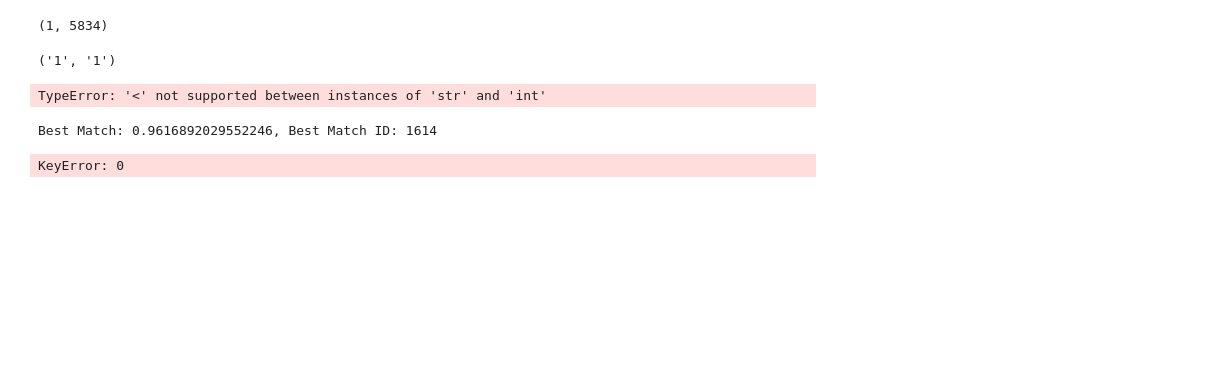
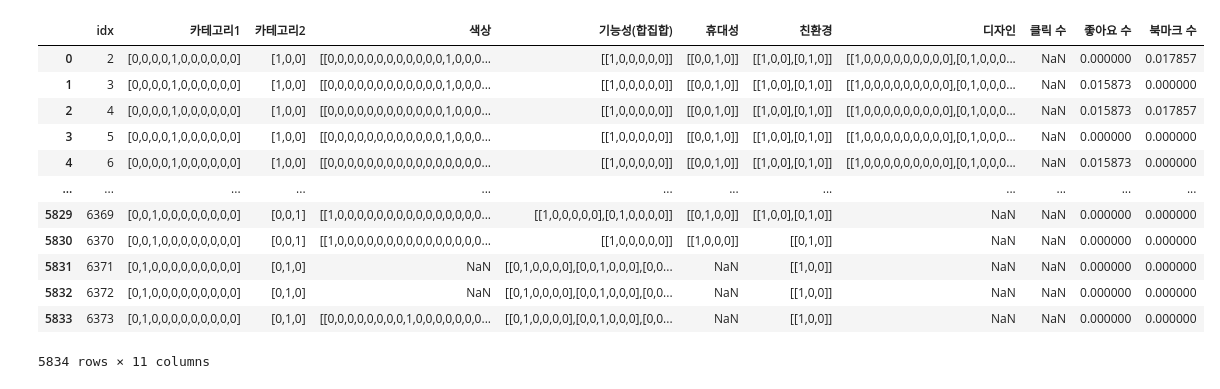
Before and after one commit to pjh09050/Whyout, a Jupyter notebook: SVD.ipynb, the cells around one changed output. Drawn from its saved outputs; the diff is of its cells as text; code cells hidden in the pictures; blank space fills up the shorter version.

```diff
--- a/SVD.ipynb
+++ b/SVD.ipynb
@@ -72,42 +49,18 @@ Best Match: 0.6218655043823833, Best Match ID: 27901
-# %%
-user_product[0:1].shape
-# %% [output]
-(1, 5834)
-# %%
-recommend_list_cos_similarity = []
-for i, log in enumerate((zip(user_product[my_id:my_id+1], user_product[best_match_id:best_match_id+1]))):
-    log1, log2 = log
-    print(log)
-    if log1 < 1 and log2 > 0:
-        recommend_list_cos_similarity.append(i)
-print(recommend_list_cos_similarity)
-# %% [output]
-('1', '1')
-TypeError: '<' not supported between instances of 'str' and 'int'
-# %%
-# 아이템 latent vector와 코사인 유사도를 사용하여 아이템 추천
-# 내가 본 아이템과 비슷한 아이템을 추천
-my_id, my_vector = 0, Vt.T[0]
-best_match, best_match_id, best_match_vector = -1, -1,  []
-
-for user_id, user_vector in enumerate(Vt.T):
-    if my_id != user_id:
-        cos_similarity = compute_cos_similarity(my_vector, user_vector)
-        if cos_similarity > best_match:
-            best_match = cos_similarity
-            best_match_id = user_id
-            best_match_vector = user_vector
-
-print('Best Match: {}, Best Match ID: {}'.format(best_match, best_match_id))
-# %% [output]
-Best Match: 0.9616892029552246, Best Match ID: 1614
-# %%
-recommend_list_cos_similarity = []
-for i, user_vector in enumerate(user_product):
-    if user_product[i][my_id] > 0.9:
-        recommend_list_cos_similarity.append(i)
-print(recommend_list_cos_similarity)
-# %% [output]
-KeyError: 0
 # %%
 df_svd_preds = pd.DataFrame(svd_user_predicted_ratings, columns = user_product.columns)
+# %%
+product
+# %% [output]
+|  | idx | 카테고리1 | 카테고리2 | 색상 | 기능성(합집합) | 휴대성 | 친환경 | 디자인 | 클릭 수 | 좋아요 수 | 북마크 수 |
+| 0 | 2 | [0,0,0,0,1,0,0,0,0,0,0] | [1,0,0] | [[0,0,0,0,0,0,0,0,0,0,0,0,1,0,0,0... | [[1,0,0,0,0,0]] | [[0,0,1,0]] | [[1,0,0],[0,1,0]] | [[1,0,0,0,0,0,0,0,0,0],[0,1,0,0,0... | NaN | 0.000000 | 0.017857 |
+| 1 | 3 | [0,0,0,0,1,0,0,0,0,0,0] | [1,0,0] | [[0,0,0,0,0,0,0,0,0,0,0,0,1,0,0,0... | [[1,0,0,0,0,0]] | [[0,0,1,0]] | [[1,0,0],[0,1,0]] | [[1,0,0,0,0,0,0,0,0,0],[0,1,0,0,0... | NaN | 0.015873 | 0.000000 |
+| 2 | 4 | [0,0,0,0,1,0,0,0,0,0,0] | [1,0,0] | [[0,0,0,0,0,0,0,0,0,0,0,0,1,0,0,0... | [[1,0,0,0,0,0]] | [[0,0,1,0]] | [[1,0,0],[0,1,0]] | [[1,0,0,0,0,0,0,0,0,0],[0,1,0,0,0... | NaN | 0.015873 | 0.017857 |
+| 3 | 5 | [0,0,0,0,1,0,0,0,0,0,0] | [1,0,0] | [[0,0,0,0,0,0,0,0,0,0,0,0,1,0,0,0... | [[1,0,0,0,0,0]] | [[0,0,1,0]] | [[1,0,0],[0,1,0]] | [[1,0,0,0,0,0,0,0,0,0],[0,1,0,0,0... | NaN | 0.000000 | 0.000000 |
+| 4 | 6 | [0,0,0,0,1,0,0,0,0,0,0] | [1,0,0] | [[0,0,0,0,0,0,0,0,0,0,0,0,0,0,0,0... | [[1,0,0,0,0,0]] | [[0,0,1,0]] | [[1,0,0],[0,1,0]] | [[1,0,0,0,0,0,0,0,0,0],[0,1,0,0,0... | NaN | 0.015873 | 0.000000 |
+| ... | ... | ... | ... | ... | ... | ... | ... | ... | ... | ... | ... |
+| 5829 | 6369 | [0,0,1,0,0,0,0,0,0,0,0] | [0,0,1] | [[1,0,0,0,0,0,0,0,0,0,0,0,0,0,0,0... | [[1,0,0,0,0,0],[0,1,0,0,0,0]] | [[0,1,0,0]] | [[1,0,0],[0,1,0]] | NaN | NaN | 0.000000 | 0.000000 |
+| 5830 | 6370 | [0,0,1,0,0,0,0,0,0,0,0] | [0,0,1] | [[1,0,0,0,0,0,0,0,0,0,0,0,0,0,0,0... | [[1,0,0,0,0,0]] | [[1,0,0,0]] | [[0,1,0]] | NaN | NaN | 0.000000 | 0.000000 |
+| 5831 | 6371 | [0,1,0,0,0,0,0,0,0,0,0] | [0,1,0] | NaN | [[0,1,0,0,0,0],[0,0,1,0,0,0],[0,0... | NaN | [[1,0,0]] | NaN | NaN | 0.000000 | 0.000000 |
+| 5832 | 6372 | [0,1,0,0,0,0,0,0,0,0,0] | [0,1,0] | NaN | [[0,1,0,0,0,0],[0,0,1,0,0,0],[0,0... | NaN | [[1,0,0]] | NaN | NaN | 0.000000 | 0.000000 |
+| 5833 | 6373 | [0,1,0,0,0,0,0,0,0,0,0] | [0,1,0] | [[0,0,0,0,0,0,0,0,1,0,0,0,0,0,0,0... | [[0,1,0,0,0,0],[0,0,1,0,0,0],[0,0... | NaN | [[1,0,0]] | NaN | NaN | 0.000000 | 0.000000 |
+5834 rows × 11 columns
```
Also changed, not shown: parts of 11 cells of this notebook, 4 other files.
